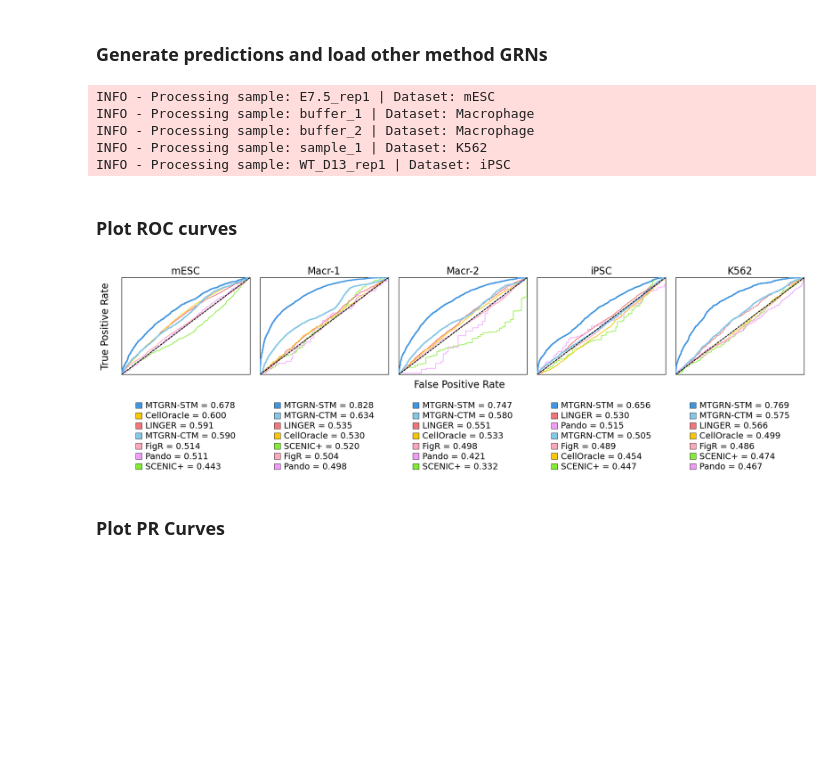
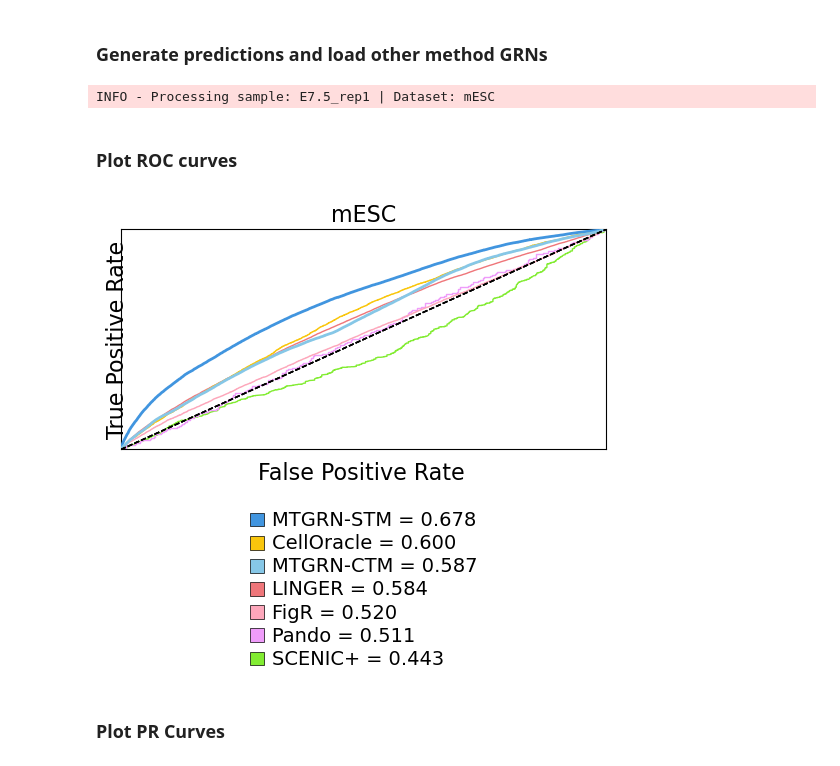
Before and after one commit to emoeller80281/Custom_GRN_Inference, a Jupyter notebook: dev/notebooks/simple_model_testing/test_tf_tg_predictions.ipynb, the cells around one changed output. Cells and saved outputs as stored; diff of their text form; code cells hidden in the pictures; blank space fills up the shorter version.

```diff
--- a/dev/notebooks/simple_model_testing/test_tf_tg_predictions.ipynb
+++ b/dev/notebooks/simple_model_testing/test_tf_tg_predictions.ipynb
@@ -1271,10 +1337,10 @@ def compute_metrics(name: str, df: pd.DataFrame, gt_pairs: set, score_threshold:
 # %%
 samples_to_run = [
     ("mESC", "E7.5_rep1"),
-    ("Macrophage", "buffer_1"),
-    ("Macrophage", "buffer_2"),
-    ("K562", "sample_1"),
-    ("iPSC", "WT_D13_rep1"),
+    # ("Macrophage", "buffer_1"),
+    # ("Macrophage", "buffer_2"),
+    # ("K562", "sample_1"),
+    # ("iPSC", "WT_D13_rep1"),
 ]
 
 cross_model_cell_type = "mESC"
@@ -1283,7 +1349,7 @@ cross_model_sample_name = "E8.5_rep1"
 label_by_method_dict = {}
 score_by_method_dict = {}
 
-subset_size = 5000
+subset_size = None
 for model_cell_type, sample_name in samples_to_run:
 
     logging.info(f"Processing sample: {sample_name} | Dataset: {model_cell_type}")
@@ -1364,19 +1430,21 @@ for model_cell_type, sample_name in samples_to_run:
         "FigR":       {"path": figr_path,        "tf_col": "Source",    "target_col": "Target",    "score_col": "Score"},
     }
 
+
     standardized_method_dfs = {}
     for method_name, info in method_info.items():
         df_std = load_and_standardize_method(method_name, info)
 
         # Filter the inferred GRN to only include edges where both the TF and TG are present in
         # the test set ground truth
+
         mask = df_std["Source"].isin(gt_tfs) & df_std["Target"].isin(gt_targets)
         df_filtered: pd.DataFrame = df_std.loc[mask]
 
         # Sample the same number of edges for fair comparison
-        df_subset = df_filtered.sample(n=min(df_filtered.shape[0], subset_size))
+        # df_subset = df_filtered.sample(n=min(df_filtered.shape[0], subset_size))
 
-        standardized_method_dfs[method_name] = df_subset
+        standardized_method_dfs[method_name] = df_filtered
 
     # Add the TF-TG model predictions to the standardized_method_dfs for metric computation
     standardized_method_dfs["MTGRN-STM"] = prediction_df
@@ -1394,19 +1462,15 @@ for model_cell_type, sample_name in samples_to_run:
         score_by_method_dict[sample_name][method_name] = scores
 # %% [output]
 INFO - Processing sample: E7.5_rep1 | Dataset: mESC
-INFO - Processing sample: buffer_1 | Dataset: Macrophage
-INFO - Processing sample: buffer_2 | Dataset: Macrophage
-INFO - Processing sample: sample_1 | Dataset: K562
-INFO - Processing sample: WT_D13_rep1 | Dataset: iPSC
 # %% [markdown]
 ### Plot ROC curves
 # %%
 sample_to_title_map = {
     "E7.5_rep1": "mESC",
-    "buffer_1": "Macr-1",
-    "buffer_2": "Macr-2",
-    "WT_D13_rep1": "iPSC",
-    "sample_1": "K562"
+    # "buffer_1": "Macr-1",
+    # "buffer_2": "Macr-2",
+    # "WT_D13_rep1": "iPSC",
+    # "sample_1": "K562"
 }
 
 method_color_dict = {
@@ -1423,12 +1487,17 @@ method_color_dict = {
 combined_fig, combined_axes = plt.subplots(
     nrows=1,
     ncols=len(sample_to_title_map),
-    figsize=(16, 5),
+    figsize=(4 * len(sample_to_title_map)+1, 5),
     sharex=True,
     sharey=True,
+    squeeze=False,
 )
+combined_axes = np.array(combined_axes, ndmin=1).ravel()
 
-for ax, sample_name in zip(combined_axes, sample_to_title_map.keys()):
+
+for i, sample_name in enumerate(sample_to_title_map.keys()):
+
+    ax = combined_axes[i]
 
     auroc_text_lines = []
 
@@ -1546,33 +1615,33 @@ for ax, sample_name in zip(combined_axes, sample_to_title_map.keys()):
 
 combined_fig.text(
     0.5,
     0.32,
     "False Positive Rate",
     ha="center",
     fontsize=16,
 )
 
 combined_fig.text(
     -0.01,
     0.60,
     "True Positive Rate",
     va="center",
     rotation="vertical",
     fontsize=16,
 )
 
 combined_fig.subplots_adjust(
     left=0.02,
     right=0.99,
     bottom=0.38,
     top=0.82,
     wspace=0.08,
 )
 
 plt.show()
 
 combined_fig.savefig(all_evaluation_plot_dir / f"models_vs_own_test_set_roc.png", dpi=300, bbox_inches="tight")
 # %% [output]
-[figure, old version]
+[figure, new version]
 # %% [markdown]
 ### Plot PR Curves
```
Also changed, not shown: parts of 5 cells of this notebook, 4 other files.
